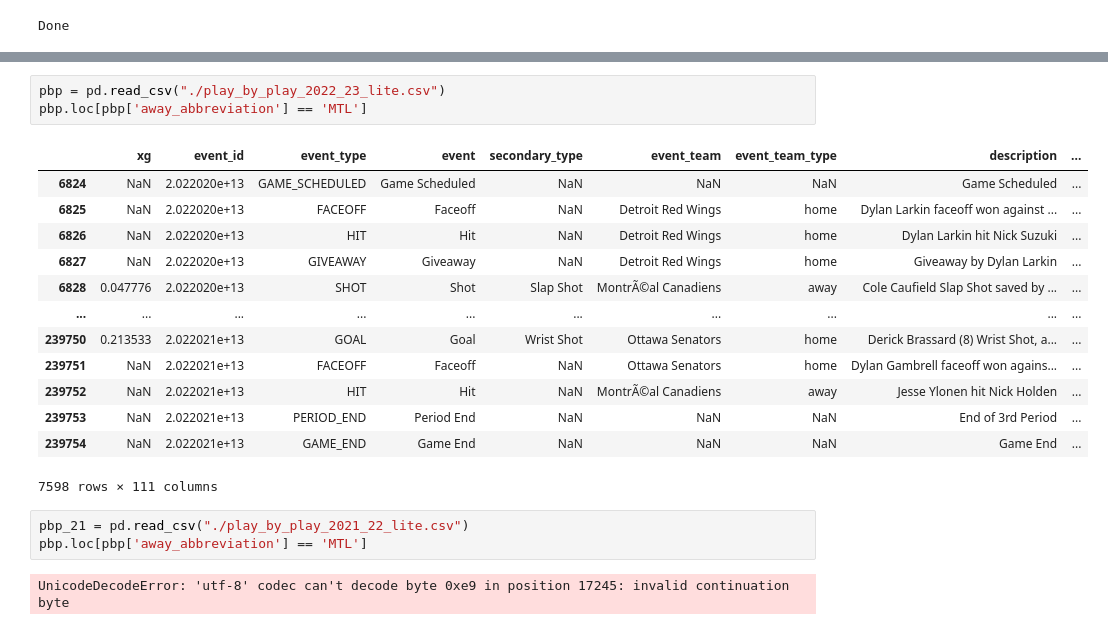
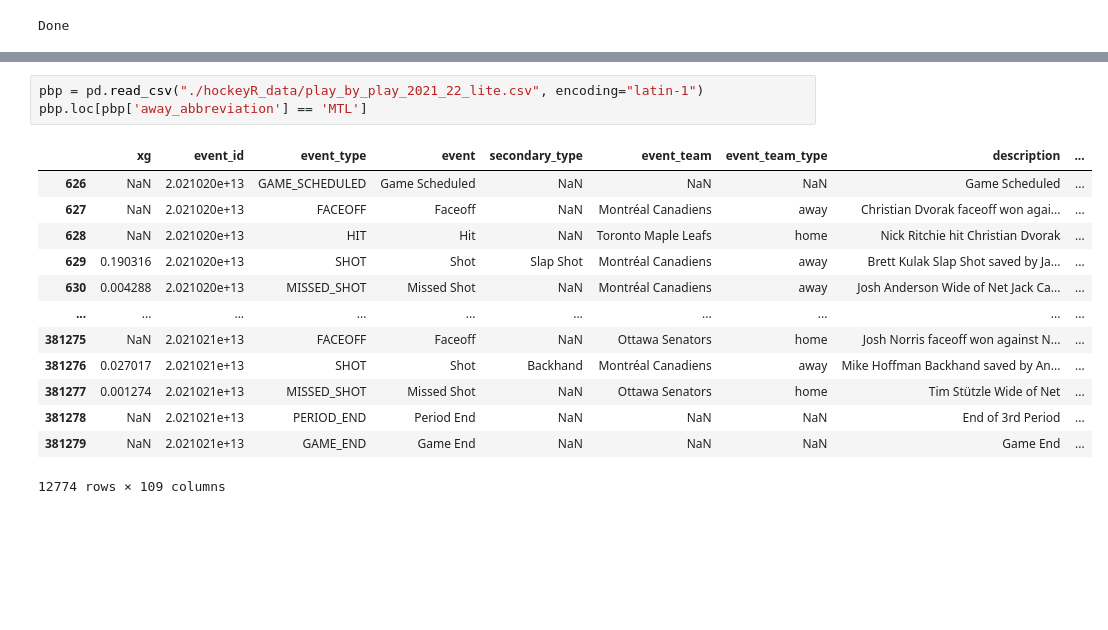
Before and after one commit to xkylan/nhl_pbp_strength_data, a Jupyter notebook: nhl_pbp.ipynb, the cells around one changed output, grey strips where cells are left out. Drawn from its saved outputs; the diff is of its cells as text; blank space fills up the shorter version.

```diff
--- a/nhl_pbp.ipynb
+++ b/nhl_pbp.ipynb
@@ -1192,22 +1168,17 @@ pbp_18_19[320:340]
 # %%
-pbp = pd.read_csv("./play_by_play_2022_23_lite.csv")
+pbp = pd.read_csv("./hockeyR_data/play_by_play_2021_22_lite.csv", encoding="latin-1")
 pbp.loc[pbp['away_abbreviation'] == 'MTL']
 # %% [output]
 |  | xg | event_id | event_type | event | secondary_type | event_team | event_team_type | description | ... |
-| 6824 | NaN | 2.022020e+13 | GAME_SCHEDULED | Game Scheduled | NaN | NaN | NaN | Game Scheduled | ... |
-| 6825 | NaN | 2.022020e+13 | FACEOFF | Faceoff | NaN | Detroit Red Wings | home | Dylan Larkin faceoff won against ... | ... |
-| 6826 | NaN | 2.022020e+13 | HIT | Hit | NaN | Detroit Red Wings | home | Dylan Larkin hit Nick Suzuki | ... |
-| 6827 | NaN | 2.022020e+13 | GIVEAWAY | Giveaway | NaN | Detroit Red Wings | home | Giveaway by Dylan Larkin | ... |
-| 6828 | 0.047776 | 2.022020e+13 | SHOT | Shot | Slap Shot | MontrÃ©al Canadiens | away | Cole Caufield Slap Shot saved by ... | ... |
+| 626 | NaN | 2.021020e+13 | GAME_SCHEDULED | Game Scheduled | NaN | NaN | NaN | Game Scheduled | ... |
+| 627 | NaN | 2.021020e+13 | FACEOFF | Faceoff | NaN | Montréal Canadiens | away | Christian Dvorak faceoff won agai... | ... |
+| 628 | NaN | 2.021020e+13 | HIT | Hit | NaN | Toronto Maple Leafs | home | Nick Ritchie hit Christian Dvorak | ... |
+| 629 | 0.190316 | 2.021020e+13 | SHOT | Shot | Slap Shot | Montréal Canadiens | away | Brett Kulak Slap Shot saved by Ja... | ... |
+| 630 | 0.004288 | 2.021020e+13 | MISSED_SHOT | Missed Shot | NaN | Montréal Canadiens | away | Josh Anderson Wide of Net Jack Ca... | ... |
 | ... | ... | ... | ... | ... | ... | ... | ... | ... | ... |
-| 239750 | 0.213533 | 2.022021e+13 | GOAL | Goal | Wrist Shot | Ottawa Senators | home | Derick Brassard (8) Wrist Shot, a... | ... |
-| 239751 | NaN | 2.022021e+13 | FACEOFF | Faceoff | NaN | Ottawa Senators | home | Dylan Gambrell faceoff won agains... | ... |
-| 239752 | NaN | 2.022021e+13 | HIT | Hit | NaN | MontrÃ©al Canadiens | away | Jesse Ylonen hit Nick Holden | ... |
-| 239753 | NaN | 2.022021e+13 | PERIOD_END | Period End | NaN | NaN | NaN | End of 3rd Period | ... |
-| 239754 | NaN | 2.022021e+13 | GAME_END | Game End | NaN | NaN | NaN | Game End | ... |
+| 381275 | NaN | 2.021021e+13 | FACEOFF | Faceoff | NaN | Ottawa Senators | home | Josh Norris faceoff won against N... | ... |
+| 381276 | 0.027017 | 2.021021e+13 | SHOT | Shot | Backhand | Montréal Canadiens | away | Mike Hoffman Backhand saved by An... | ... |
+| 381277 | 0.001274 | 2.021021e+13 | MISSED_SHOT | Missed Shot | NaN | Ottawa Senators | home | Tim Stützle Wide of Net | ... |
+| 381278 | NaN | 2.021021e+13 | PERIOD_END | Period End | NaN | NaN | NaN | End of 3rd Period | ... |
+| 381279 | NaN | 2.021021e+13 | GAME_END | Game End | NaN | NaN | NaN | Game End | ... |
-7598 rows × 111 columns
+12774 rows × 109 columns
-# %%
-pbp_21 = pd.read_csv("./play_by_play_2021_22_lite.csv")
-pbp.loc[pbp['away_abbreviation'] == 'MTL']
-# %% [output]
-UnicodeDecodeError: 'utf-8' codec can't decode byte 0xe9 in position 17245: invalid continuation byte
```
Also changed, not shown: parts of 14 cells of this notebook.
